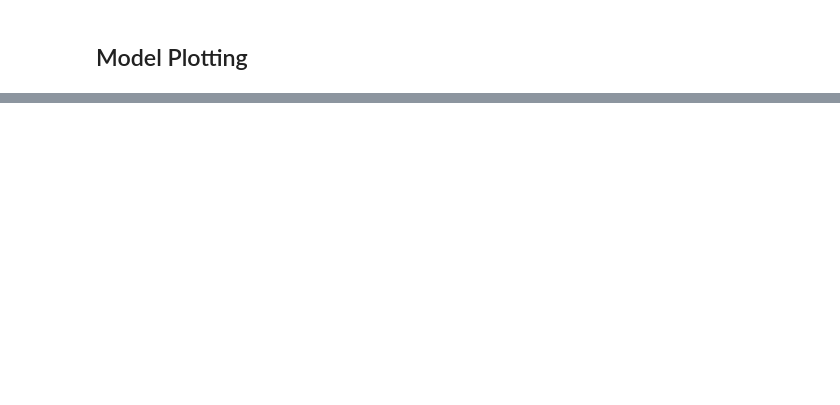
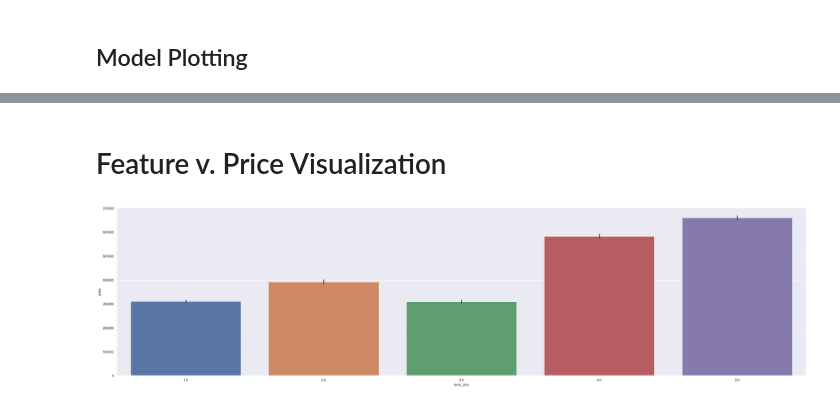
Before and after one commit to BryanKeating/BRB_Real_Esatate_Modeling, a Jupyter notebook: BRB_Realty_Co_Project_Notebook.ipynb, the cells around one changed output, grey strips where cells are left out. Cells and saved outputs as stored; diff of their text form; code cells hidden in the pictures; blank space fills up the shorter version.

```diff
--- a/BRB_Realty_Co_Project_Notebook.ipynb
+++ b/BRB_Realty_Co_Project_Notebook.ipynb
@@ -1622,0 +1639,6 @@ Name: Variance Inflation Factor, dtype: float64
+# %% [markdown]
+# Feature v. Price Visualization
+# %%
+ax = sns.barplot(x= house_df['rank_star'], y=house_df['price'])
+# %% [output]
+[figure, added]
```
Also changed, not shown: parts of 16 cells of this notebook.
